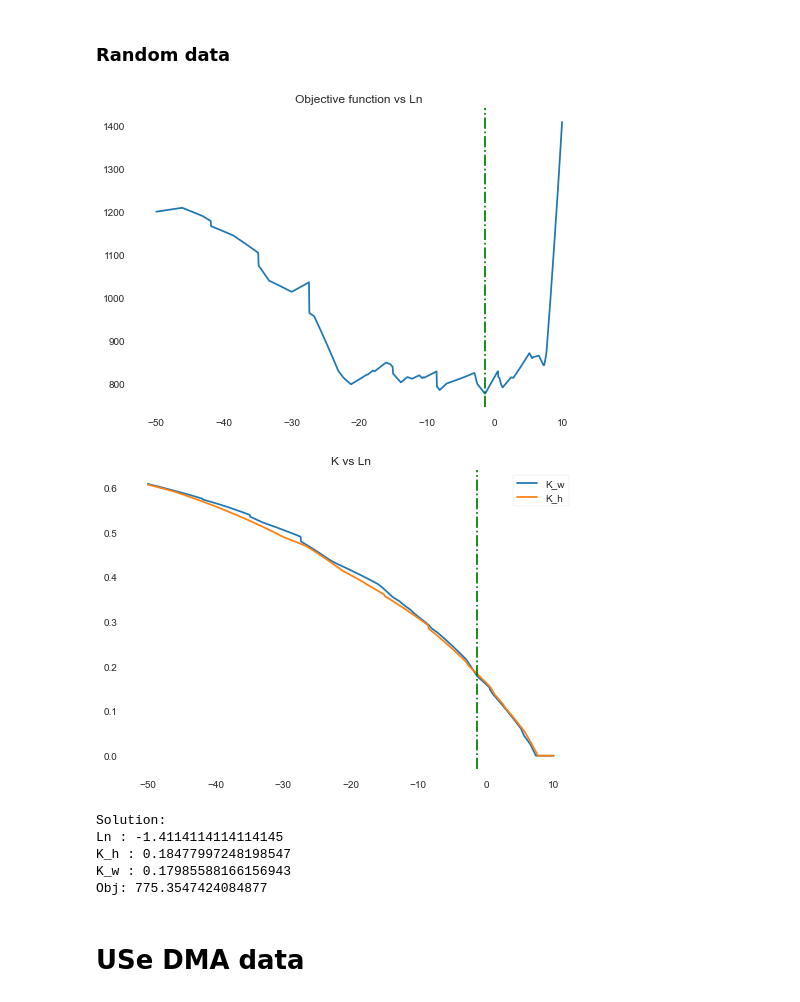
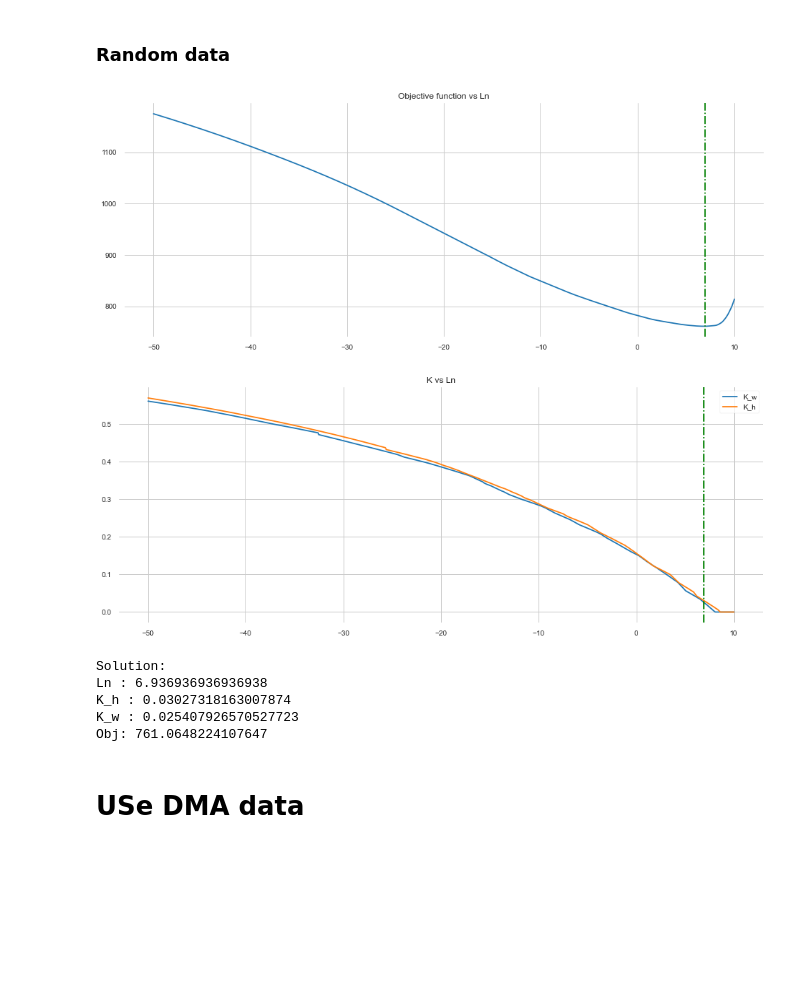
Before and after one commit to StorWater/StorWater_POC, a Jupyter notebook: notebooks/07-jsg-Mazzolani.ipynb, the cells around one changed output. Drawn from its saved outputs; the diff is of its cells as text; code cells hidden in the pictures; blank space fills up the shorter version.

```diff
--- a/notebooks/07-jsg-Mazzolani.ipynb
+++ b/notebooks/07-jsg-Mazzolani.ipynb
@@ -378,33 +359,33 @@ Ln_list, obj, K_w, K_h = M.find_k(do_plot=True)
 # %%
 from waterhack.mazzolani import Mazzolani
 
 # USe random data
 N = 200
-vol_day = np.random.uniform(30,60,N)
+is_holiday = np.random.randint(2, size=N)
+vol_day = np.random.uniform(30,60,N) + 10*np.random.randint(2, size=N)
 vol_nf = np.random.uniform(0,15,N)
-is_holiday = np.random.randint(2, size=N)
 
 # Initialize class
 M = Mazzolani(vol_day = vol_day,
              vol_nf = vol_nf,
              is_holiday = is_holiday)
 
 # Run optimization
 Ln_list, obj, K_w, K_h,idx_sol = M.find_k(do_plot=True)
 
 print("Solution:")
 print(f"Ln : {Ln_list[idx_sol]}")
 print(f"K_h : {K_h[idx_sol]}")
 print(f"K_w : {K_w[idx_sol]}")
 print(f"Obj: {obj[idx_sol]}")
 # %% [output]
-[figure, old version]
+[figure, new version]
-[figure, old version]
+[figure, new version]
 Solution:
-Ln : -1.4114114114114145
-K_h : 0.18477997248198547
-K_w : 0.17985588166156943
-Obj: 775.3547424084877
+Ln : 6.936936936936938
+K_h : 0.03027318163007874
+K_w : 0.025407926570527723
+Obj: 761.0648224107647
 # %% [markdown]
 # USe DMA data
 # %%
```
Also changed, not shown: parts of 23 cells of this notebook, 6 other files.
